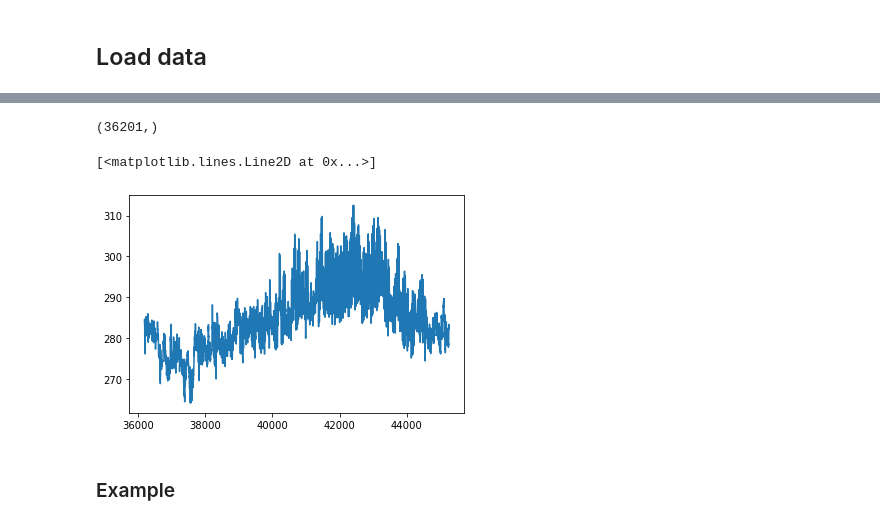
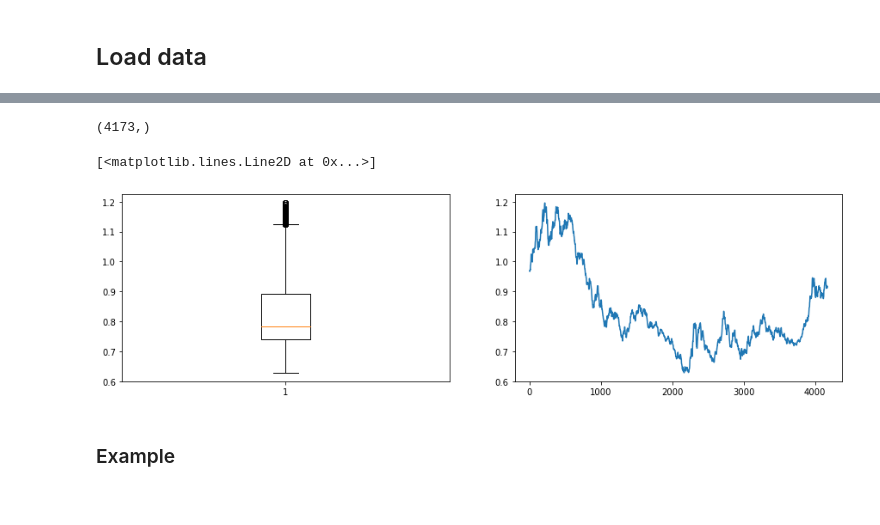
Before and after one commit to artemk1337/ML_example_sequence_model_with_TF2, a Jupyter notebook: tf-2-time-series-example.ipynb, the cells around one changed output, grey strips where cells are left out. Saved outputs shown, nothing was run; the diff lists cells and outputs as text; code cells hidden in the pictures.

```diff
--- a/tf-2-time-series-example.ipynb
+++ b/tf-2-time-series-example.ipynb
@@ -49,0 +16,3 @@ Name: Portland, Length: 45252, dtype: float64
+# %%
+df = pd.read_csv('../input/foreign-exchange-rates-per-dollar-20002019/Foreign_Exchange_Rates.csv', index_col='Unnamed: 0')
+df
@@ -49,0 +73,5 @@ Name: Portland, Length: 45252, dtype: float64
+# %%
+values = df['EURO AREA - EURO/US$'].values
+time = df['Time Serie']
+values[values == 'ND'] = 0
+values = values.astype(np.float32)
@@ -50,13 +82,19 @@ Name: Portland, Length: 45252, dtype: float64
+# %%
+values = medfilt(values, 5)
 # %%
-X_train, X_test = train_test_split(temperature, test_size=0.2, shuffle=False)
-X_train.values.shape
+X_train, X_val = train_test_split(values, test_size=0.2, shuffle=False)
+X_train.shape
 # %% [output]
-(36201,)
+(4173,)
-# %%
-plt.plot(X_test)
-# %% [output]
-[<matplotlib.lines.Line2D at 0x...>]
-[figure, removed]
+# %%
+plt.figure(figsize=(15, 4))
+plt.subplot(1, 2, 1)
+plt.boxplot(X_train)
+plt.subplot(1, 2, 2)
+plt.plot(X_train)
+# %% [output]
+[<matplotlib.lines.Line2D at 0x...>]
+[figure, added]
 # %% [markdown]
 ### Example
 # %%
```
Also changed, not shown: parts of 27 cells of this notebook.
